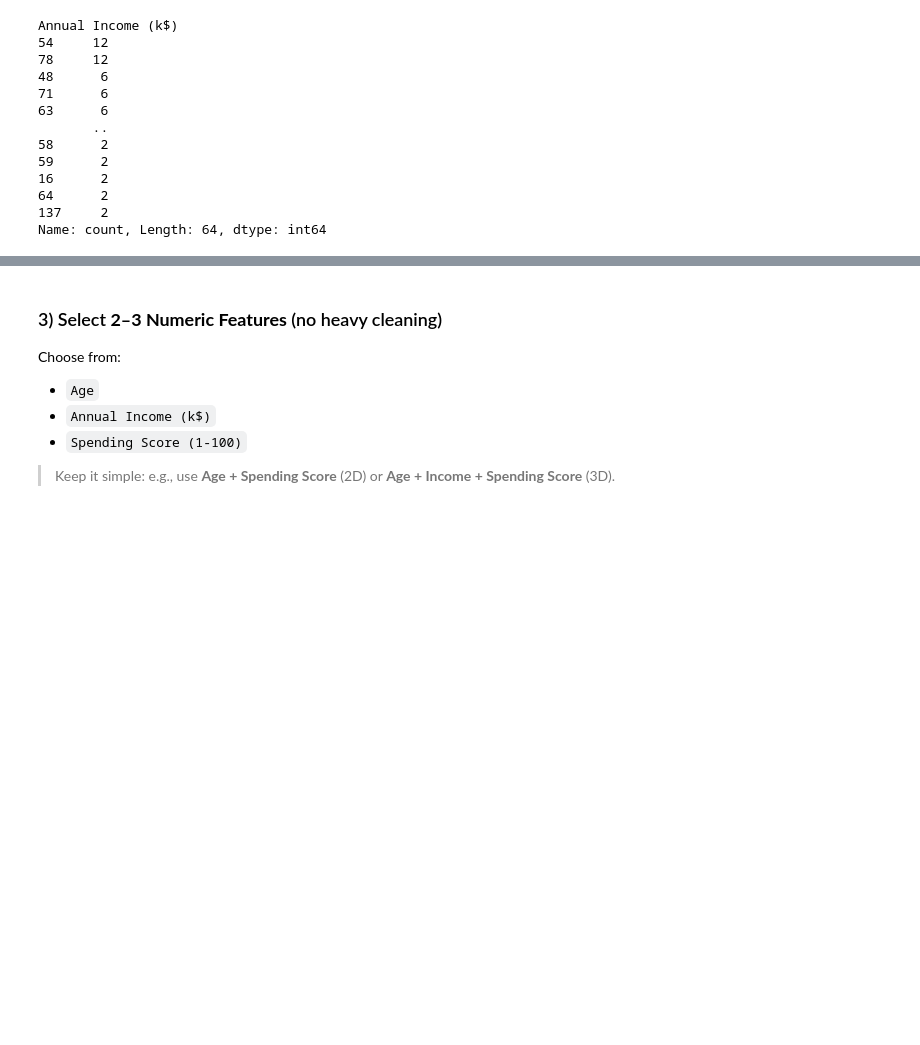
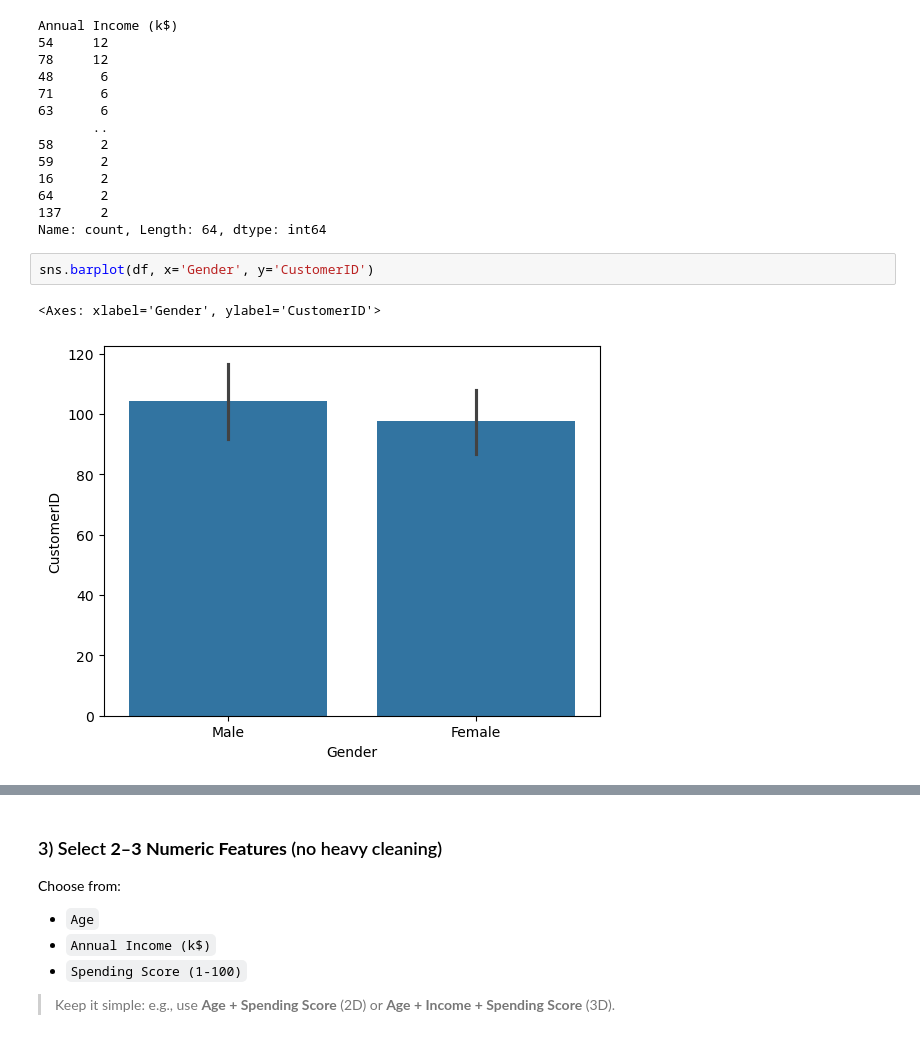
Before and after one commit to ro-the-creator/DA2025_Lectures, a Jupyter notebook: Mod6/CodeAssignments/Mod6L16_CodeAssignment_STUDENT.ipynb, the cells around one changed output, grey strips where cells are left out. Saved outputs shown, nothing was run; the diff lists cells and outputs as text; blank space fills up the shorter version.

```diff
--- a/Mod6/CodeAssignments/Mod6L16_CodeAssignment_STUDENT.ipynb
+++ b/Mod6/CodeAssignments/Mod6L16_CodeAssignment_STUDENT.ipynb
@@ -118,4 +119,9 @@ Annual Income (k$)
 64      2
 137     2
 Name: count, Length: 64, dtype: int64
+# %%
+sns.barplot(df, x='Gender', y='CustomerID')
+# %% [output]
+<Axes: xlabel='Gender', ylabel='CustomerID'>
+[figure, added]
 # %%
```
Also changed, not shown: parts of 14 cells of this notebook, 1 other file.
